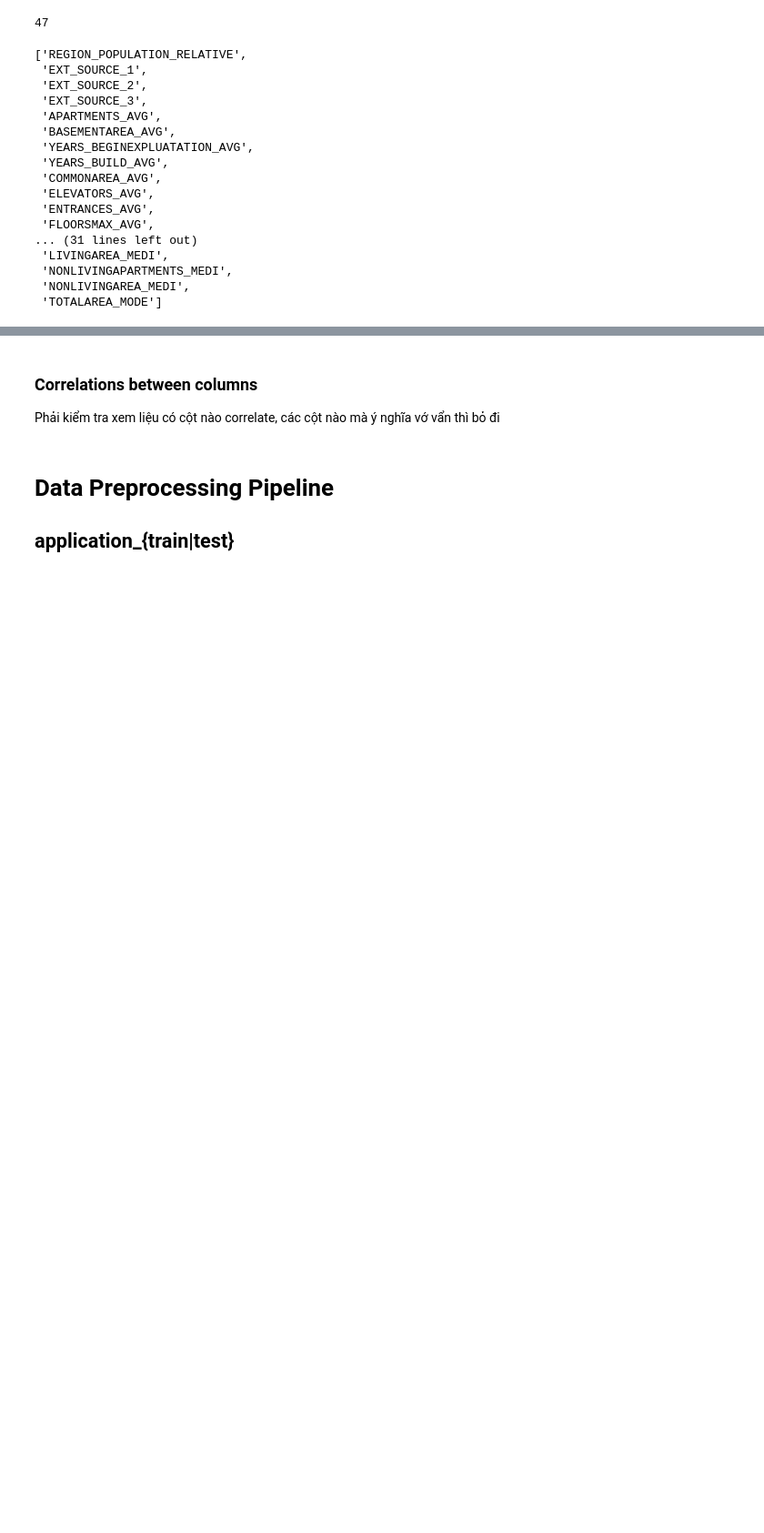
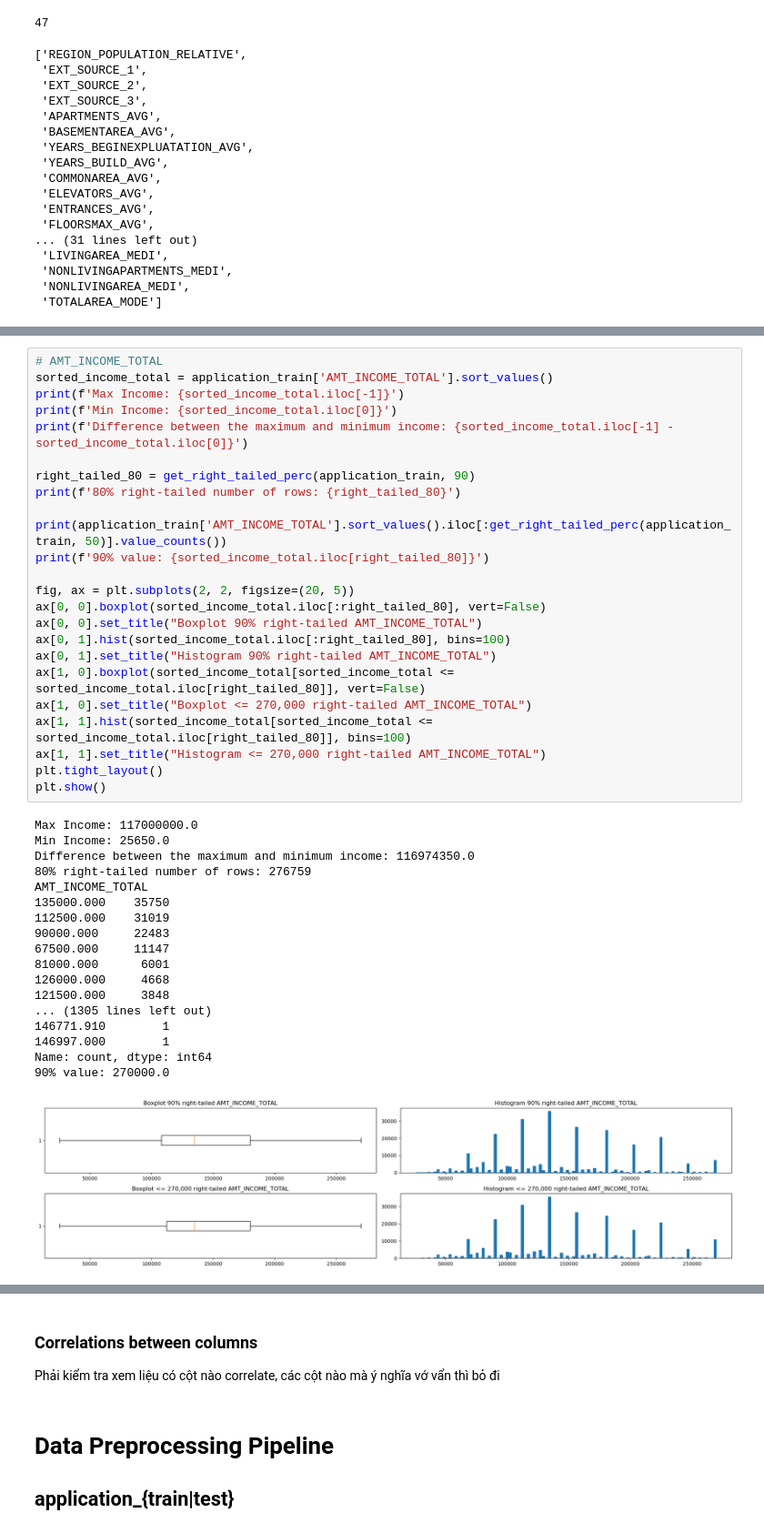
Before and after one commit to PhamMaiLinh-2403/Home_Credit_Default_Risk, a Jupyter notebook: EDA.ipynb, the cells around one changed output, grey strips where cells are left out. Shown at 91% size. Saved outputs shown, nothing was run; the diff lists cells and outputs as text; blank space fills up the shorter version.

```diff
--- a/EDA.ipynb
+++ b/EDA.ipynb
@@ -443,3 +441,46 @@ Name: count, dtype: int64
+# %%
+# AMT_INCOME_TOTAL
+sorted_income_total = application_train['AMT_INCOME_TOTAL'].sort_values()
+print(f'Max Income: {sorted_income_total.iloc[-1]}')
+print(f'Min Income: {sorted_income_total.iloc[0]}')
+print(f'Difference between the maximum and minimum income: {sorted_income_total.iloc[-1] - sorted_income_total.iloc[0]}')
+
+right_tailed_80 = get_right_tailed_perc(application_train, 90)
+print(f'80% right-tailed number of rows: {right_tailed_80}')
+
+print(application_train['AMT_INCOME_TOTAL'].sort_values().iloc[:get_right_tailed_perc(application_train, 50)].value_counts())
+print(f'90% value: {sorted_income_total.iloc[right_tailed_80]}')
+
+fig, ax = plt.subplots(2, 2, figsize=(20, 5))
+ax[0, 0].boxplot(sorted_income_total.iloc[:right_tailed_80], vert=False)
+ax[0, 0].set_title("Boxplot 90% right-tailed AMT_INCOME_TOTAL")
+ax[0, 1].hist(sorted_income_total.iloc[:right_tailed_80], bins=100)
+ax[0, 1].set_title("Histogram 90% right-tailed AMT_INCOME_TOTAL")
+ax[1, 0].boxplot(sorted_income_total[sorted_income_total <= sorted_income_total.iloc[right_tailed_80]], vert=False)
+ax[1, 0].set_title("Boxplot <= 270,000 right-tailed AMT_INCOME_TOTAL")
+ax[1, 1].hist(sorted_income_total[sorted_income_total <= sorted_income_total.iloc[right_tailed_80]], bins=100)
+ax[1, 1].set_title("Histogram <= 270,000 right-tailed AMT_INCOME_TOTAL")
+plt.tight_layout()
+plt.show()
+# %% [output]
+Max Income: 117000000.0
+Min Income: 25650.0
+Difference between the maximum and minimum income: 116974350.0
+80% right-tailed number of rows: 276759
+AMT_INCOME_TOTAL
+135000.000    35750
+112500.000    31019
+90000.000     22483
+67500.000     11147
+81000.000      6001
+126000.000     4668
+121500.000     3848
+... (1305 lines left out)
+146771.910        1
+146997.000        1
+Name: count, dtype: int64
+90% value: 270000.0
+[figure, added]
 # %%
 # Days from registration
 print(f"Farthest application day: {application_train['DAYS_REGISTRATION'].min()} --> {-application_train['DAYS_REGISTRATION'].min() / 365} years")
```
Also changed, not shown: parts of 8 cells of this notebook.
